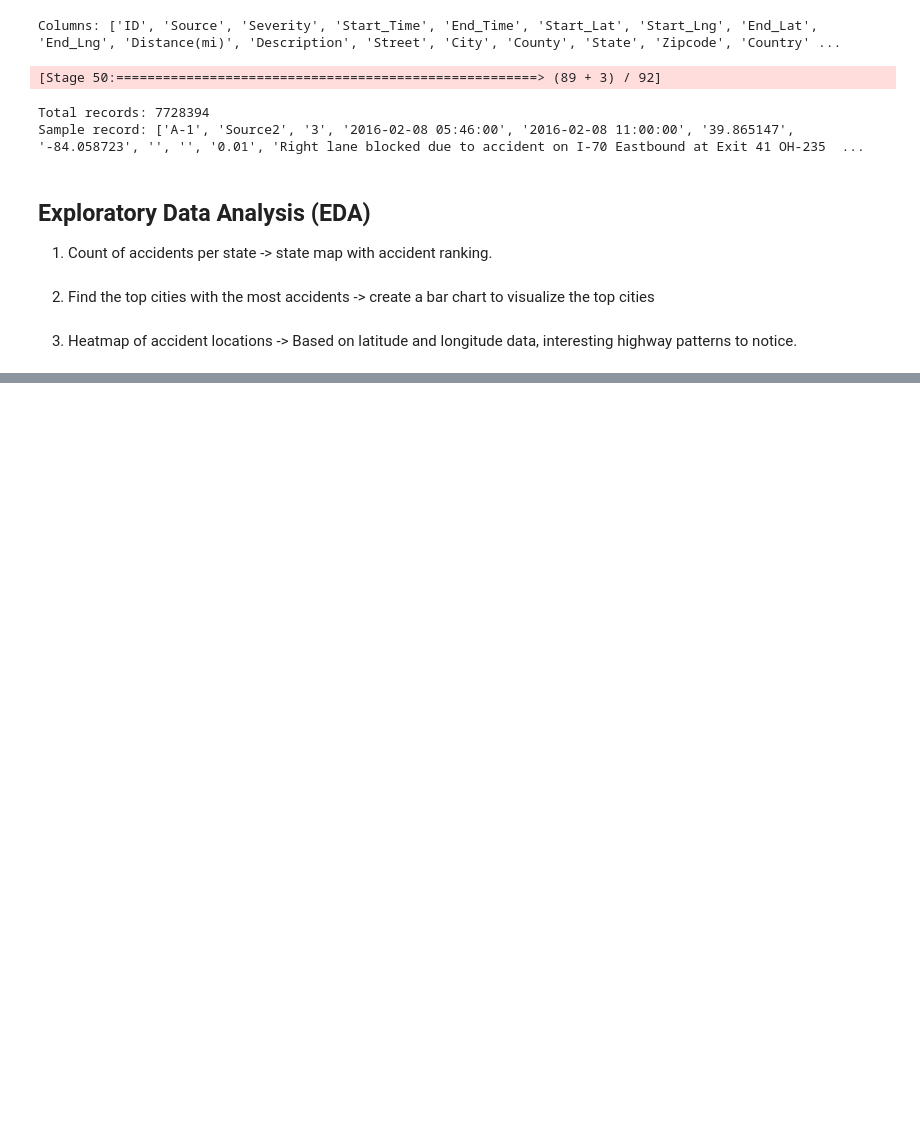
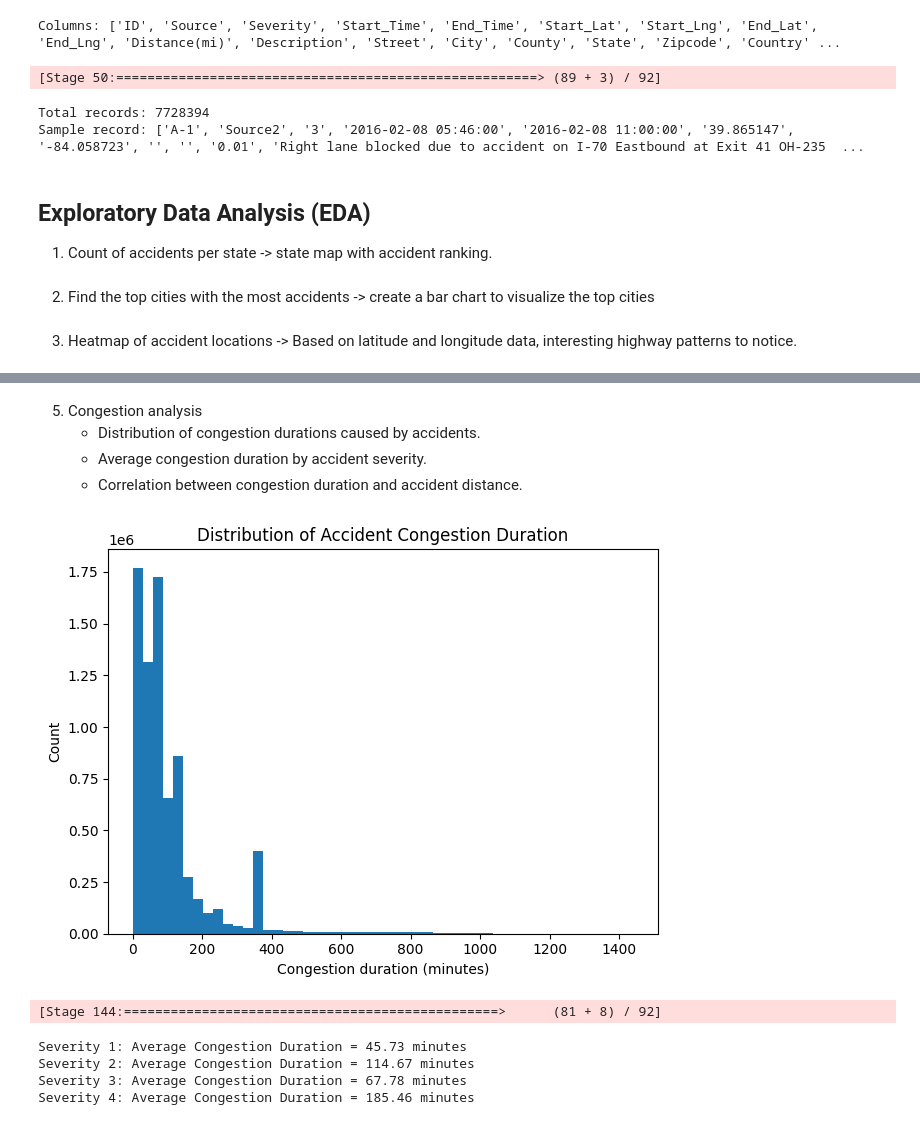
Before and after one commit to hargunmujral/cs451-final-project, a Jupyter notebook: data-science.ipynb, the cells around one changed output, grey strips where cells are left out. Drawn from its saved outputs; the diff is of its cells as text; code cells hidden in the pictures; blank space fills up the shorter version.

Commit message:
Congestion analysis

```diff
--- a/data-science.ipynb
+++ b/data-science.ipynb
@@ -205,0 +251,71 @@ fig.show()
+# %% [markdown]
+5. Congestion analysis
+    - Distribution of congestion durations caused by accidents.
+    - Average congestion duration by accident severity.
+    - Correlation between congestion duration and accident distance.
+# %%
+import datetime as dt
+import pandas as pd
+import numpy as np
+import matplotlib.pyplot as plt
+
+START_IDX = 3
+END_IDX = 4
+SEV_IDX = 2
+DIST_IDX = 9
+
+congestion_rows = (
+    data
+    .map(lambda f: (
+        int(f[SEV_IDX]),
+        parse_time(f[START_IDX]),
+        parse_time(f[END_IDX]),
+        float(f[DIST_IDX])
+    ))
+    .map(lambda x: (
+        x[0],                                # severity, duration, distance
+        (x[2] - x[1]).total_seconds() / 60,
+        x[3]
+    ))
+    .filter(lambda x: 0 < x[1] < 24*60)       # drop extreme outliers (>24h)
+)
+
+congestion_df = pd.DataFrame(congestion_rows.collect(), columns=["Severity", "Duration_Min", "Distance_mi"])
+
+plt.figure()
+plt.hist(congestion_df["Duration_Min"], bins=50)
+plt.xlabel("Congestion duration (minutes)")
+plt.ylabel("Count")
+plt.title("Distribution of Accident Congestion Duration")
+plt.tight_layout()
+plt.show()
+# %% [output]
+[figure, added]
+# %%
+# average congestion duration by severity
+avg_duration_by_severity = (
+    data
+    .map(lambda f: (
+        int(f[SEV_IDX]),
+        parse_time(f[START_IDX]),
+        parse_time(f[END_IDX]),
+    ))
+    .map(lambda x: (
+        x[0],                                # severity, duration, distance
+        (x[2] - x[1]).total_seconds() / 60,
+    ))
+    .filter(lambda x: 0 < x[1] < 24*60)       # drop extreme outliers (>24h)
+    .map(lambda x: (x[0], (x[1], 1)))        # (severity, (duration, count))
+    .reduceByKey(lambda a, b: (a[0] + b[0], a[1] + b[1]))  # sum durations and counts
+    .map(lambda x: (x[0], x[1][0] / x[1][1]))  # average duration
+    .collect()
+)
+
+for severity, avg_duration in sorted(avg_duration_by_severity):
+    print(f"Severity {severity}: Average Congestion Duration = {avg_duration:.2f} minutes")
+# %% [output]
+[Stage 144:================================================>      (81 + 8) / 92]
+Severity 1: Average Congestion Duration = 45.73 minutes
+Severity 2: Average Congestion Duration = 114.67 minutes
+Severity 3: Average Congestion Duration = 67.78 minutes
+Severity 4: Average Congestion Duration = 185.46 minutes
```
Also changed, not shown: parts of 6 cells of this notebook.
